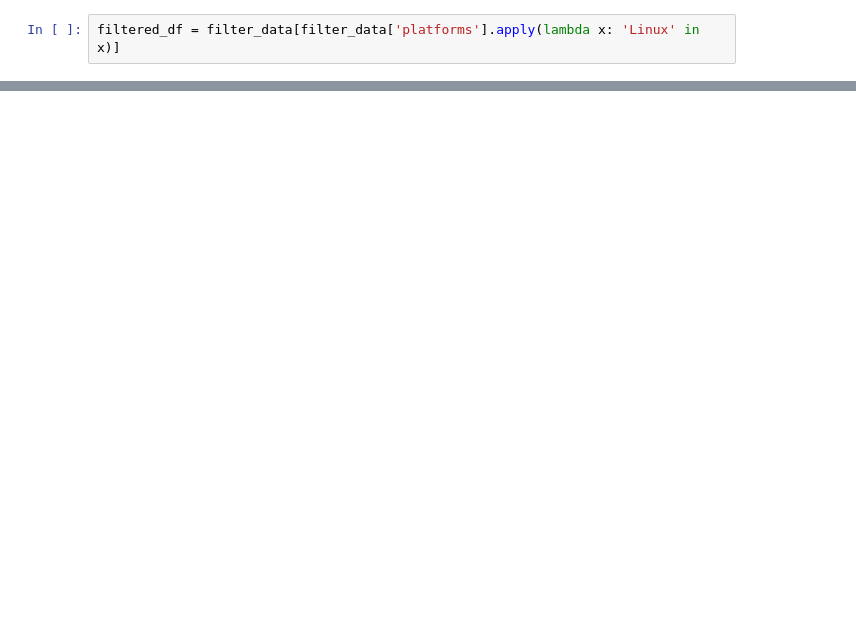
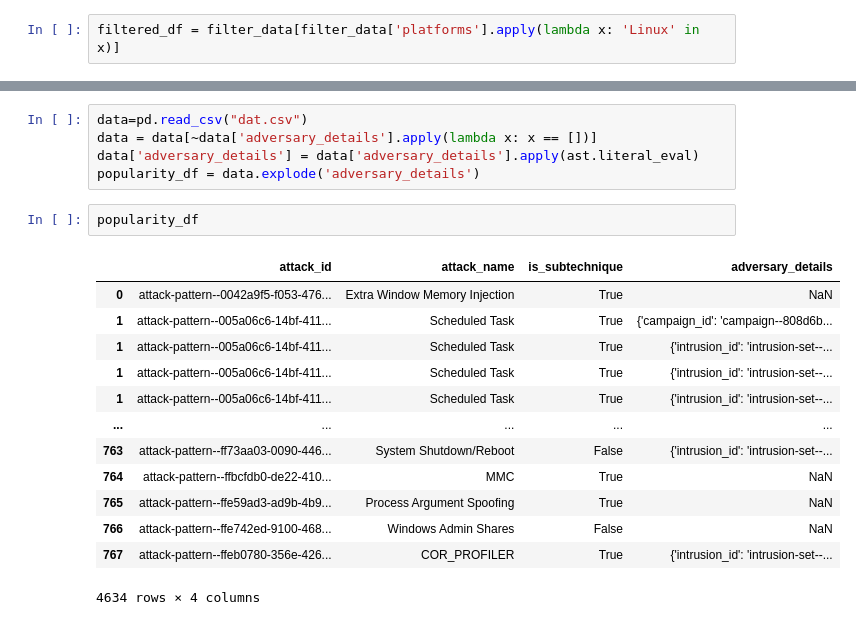
Before and after one commit to MOHAMMAD-UMAIR/ESP, a Jupyter notebook: test.ipynb, the cells around one changed output, grey strips where cells are left out. Drawn from its saved outputs; the diff is of its cells as text; blank space fills up the shorter version.

```diff
--- a/test.ipynb
+++ b/test.ipynb
@@ -48,0 +272,21 @@ filtered_df.head()
+# %%
+data=pd.read_csv("dat.csv")
+data = data[~data['adversary_details'].apply(lambda x: x == [])]
+data['adversary_details'] = data['adversary_details'].apply(ast.literal_eval)
+popularity_df = data.explode('adversary_details')
+# %%
+popularity_df
+# %% [output]
+|  | attack_id | attack_name | is_subtechnique | adversary_details |
+| 0 | attack-pattern--0042a9f5-f053-476... | Extra Window Memory Injection | True | NaN |
+| 1 | attack-pattern--005a06c6-14bf-411... | Scheduled Task | True | {'campaign_id': 'campaign--808d6b... |
+| 1 | attack-pattern--005a06c6-14bf-411... | Scheduled Task | True | {'intrusion_id': 'intrusion-set--... |
+| 1 | attack-pattern--005a06c6-14bf-411... | Scheduled Task | True | {'intrusion_id': 'intrusion-set--... |
+| 1 | attack-pattern--005a06c6-14bf-411... | Scheduled Task | True | {'intrusion_id': 'intrusion-set--... |
+| ... | ... | ... | ... | ... |
+| 763 | attack-pattern--ff73aa03-0090-446... | System Shutdown/Reboot | False | {'intrusion_id': 'intrusion-set--... |
+| 764 | attack-pattern--ffbcfdb0-de22-410... | MMC | True | NaN |
+| 765 | attack-pattern--ffe59ad3-ad9b-4b9... | Process Argument Spoofing | True | NaN |
+| 766 | attack-pattern--ffe742ed-9100-468... | Windows Admin Shares | False | NaN |
+| 767 | attack-pattern--ffeb0780-356e-426... | COR_PROFILER | True | {'intrusion_id': 'intrusion-set--... |
+4634 rows × 4 columns
```
Also changed, not shown: parts of 29 cells of this notebook, 16 other files.
